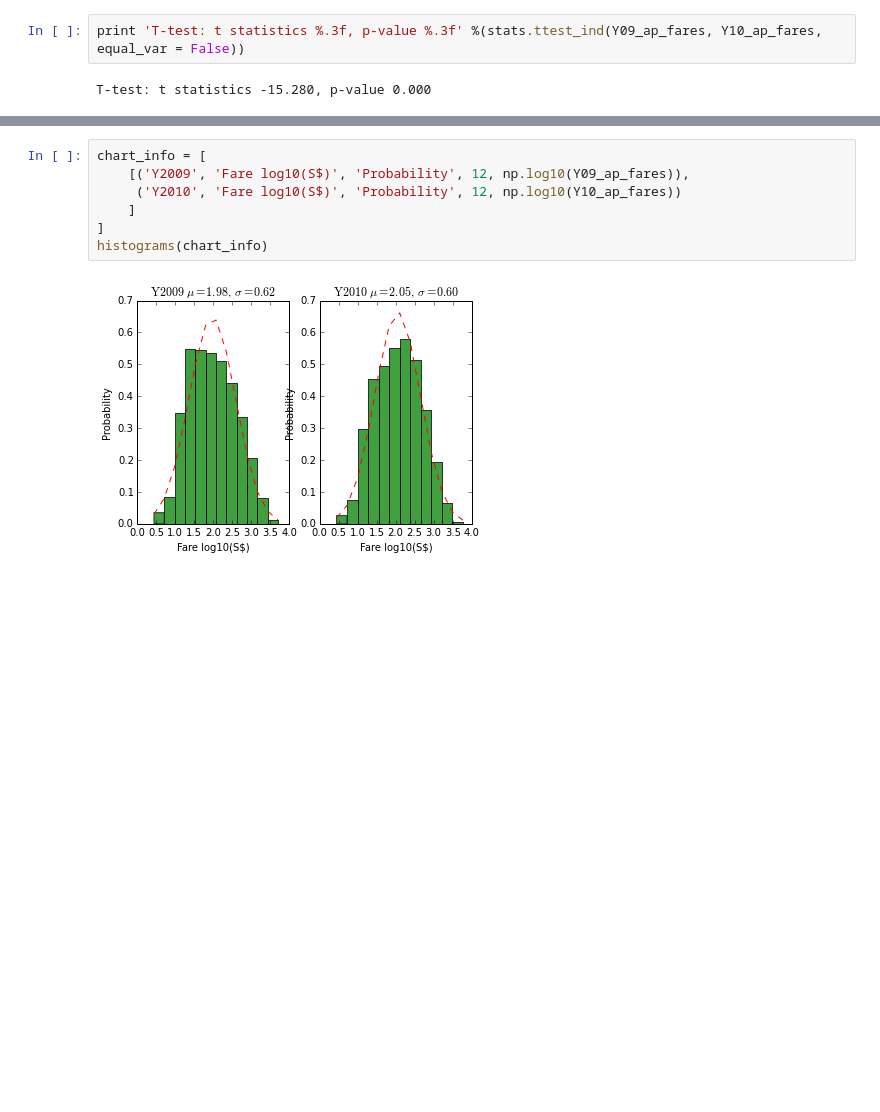
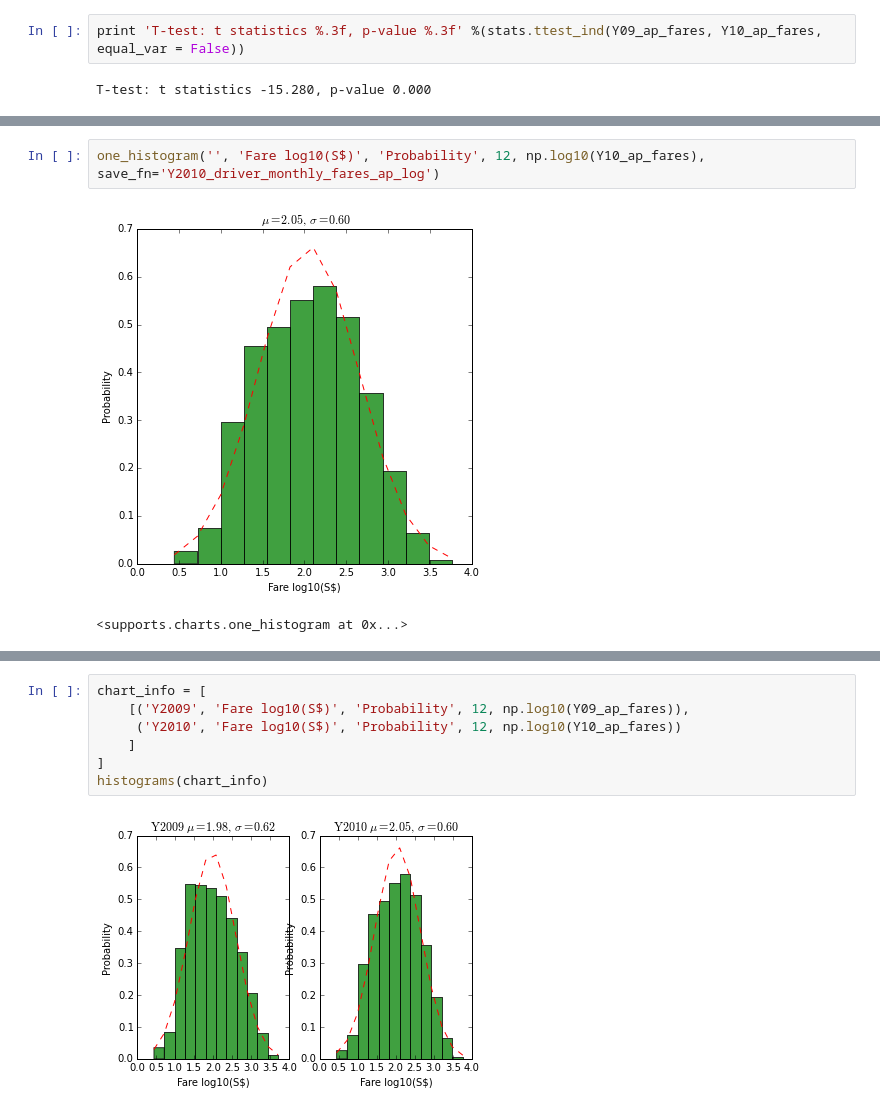
Before and after one commit to jerryhan88/workspace_SMU, a Jupyter notebook: taxi_py/analysis/driver_monthly_fare_ap_trips.ipynb, the cells around one changed output, grey strips where cells are left out. Drawn from its saved outputs; the diff is of its cells as text; blank space fills up the shorter version.

```diff
--- a/taxi_py/analysis/driver_monthly_fare_ap_trips.ipynb
+++ b/taxi_py/analysis/driver_monthly_fare_ap_trips.ipynb
@@ -28,3 +46,8 @@ T-test: t statistics -15.280, p-value 0.000
+# %%
+one_histogram('', 'Fare log10(S$)', 'Probability', 12, np.log10(Y10_ap_fares), save_fn='Y2010_driver_monthly_fares_ap_log')
+# %% [output]
+[figure, added]
+<supports.charts.one_histogram at 0x...>
 # %%
 chart_info = [
     [('Y2009', 'Fare S$', 'Probability', 15, Y09_ap_fares),
```
Also changed, not shown: parts of 5 cells of this notebook, 2 other files.
